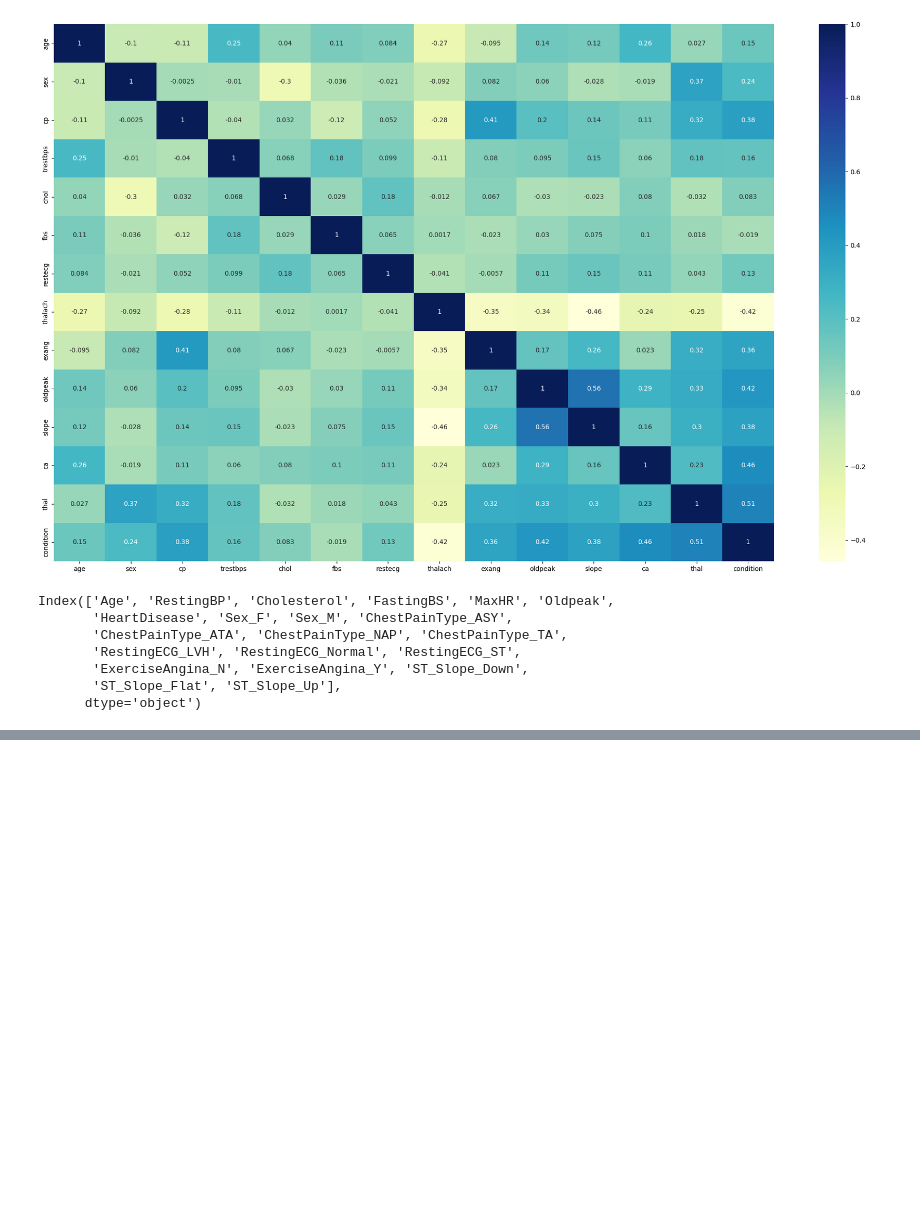
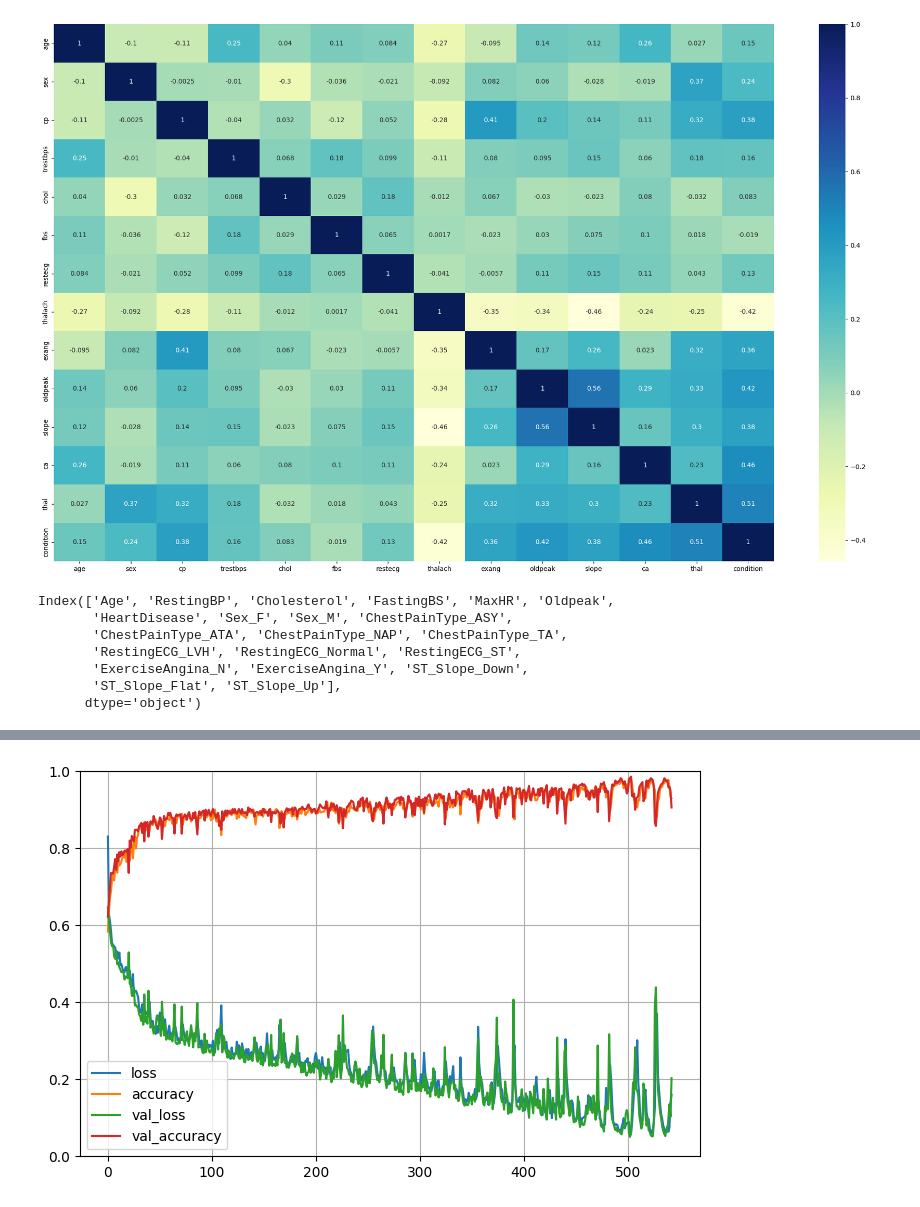
Before and after one commit to Rhapsody360/-safety, a Jupyter notebook: finalmodel.ipynb, the cells around one changed output, grey strips where cells are left out. Drawn from its saved outputs; the diff is of its cells as text; code cells hidden in the pictures; blank space fills up the shorter version.

```diff
--- a/finalmodel.ipynb
+++ b/finalmodel.ipynb
@@ -281,17 +281,24 @@ X1 = htd_patients1 [['Age', 'RestingBP', 'Cholesterol', 'FastingBS', 'MaxHR', 'O
        'ExerciseAngina_N', 'ExerciseAngina_Y', 'ST_Slope_Down',
        'ST_Slope_Flat', 'ST_Slope_Up']]
 Y1 = htd_patients1 [['HeartDisease']]
+# %%
+X_train, X_valid = X1[:500], X1[43:]
+Y_train, Y_valid = Y1[:500], Y1[43:]
 # %%
 model = keras.models.Sequential()
 model.add(keras.layers.Dense(21, activation="relu"))
 model.add(keras.layers.Dense(21, activation="relu"))
 model.add(keras.layers.Dense(21, activation="relu"))
 model.add(keras.layers.Dense(21, activation="relu"))
+model.add(keras.layers.Dense(21, activation="relu"))
+model.add(keras.layers.Dense(21, activation="relu"))
+model.add(keras.layers.Dense(21, activation="relu"))
+model.add(keras.layers.Dense(21, activation="relu"))
 model.add(keras.layers.Dense(1, activation="sigmoid"))
 # %%
 model.compile(loss="BinaryCrossentropy",
 optimizer="adam",
 metrics=["accuracy"])
 # %%
-history = model.fit(X1, Y1)
+history = model.fit(X1, Y1, epochs = 543,validation_data=(X_valid,Y_valid))
 # %% [output]
@@ -298,0 +322,7 @@ history = model.fit(X1, Y1)
+# %%
+pd.DataFrame(history.history).plot(figsize=(8,5))
+plt.grid(True)
+plt.gca().set_ylim(0,1)
+plt.show()
+# %% [output]
+[figure, added]
```
Also changed, not shown: parts of 3 cells of this notebook.
